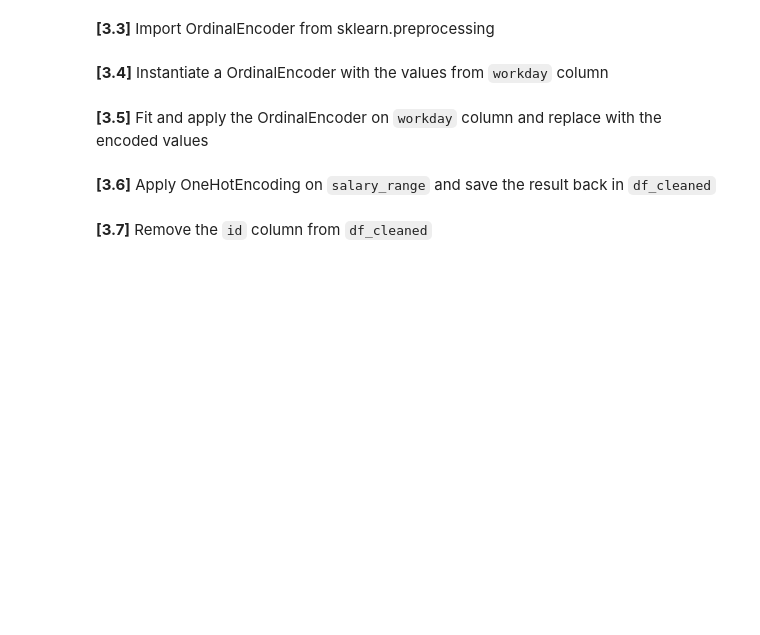
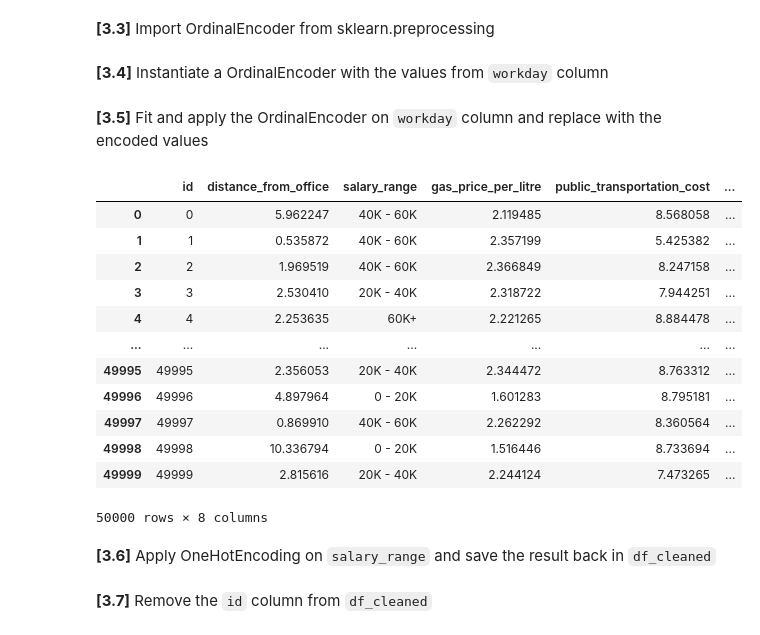
Before and after one commit to ManuSasikanthOruvilakode1/adv_mla_lab_1, a Jupyter notebook: notebooks/1_baseline.ipynb, the cells around one changed output. Cells and saved outputs as stored; diff of their text form; code cells hidden in the pictures; blank space fills up the shorter version.

```diff
--- a/notebooks/1_baseline.ipynb
+++ b/notebooks/1_baseline.ipynb
@@ -65,2 +103,4 @@ The steps are:
+# %%
+df_cleaned=df.copy()
 # %% [markdown]
 **[3.2]** Extract the column `work_home_actual` and save it into variable called `y`
@@ -69,2 +107,4 @@ The steps are:
+# %%
+y=df_cleaned.pop('work_home_actual')
 # %% [markdown]
 **[3.3]** Import OrdinalEncoder from sklearn.preprocessing
@@ -77,2 +115,4 @@ The steps are:
+# %%
+ord_enc = OrdinalEncoder(categories=[['Monday', 'Tuesday', 'Wednesday', 'Thursday', 'Friday']])
 # %% [markdown]
 **[3.5]** Fit and apply the OrdinalEncoder on `workday` column and replace with the encoded values
@@ -81,2 +119,20 @@ The steps are:
+# %%
+df_cleaned['workday'] = ord_enc.fit_transform(df_cleaned[['workday']])
+# %%
+df_cleaned
+# %% [output]
+|  | id | distance_from_office | salary_range | gas_price_per_litre | public_transportation_cost | ... |
+| 0 | 0 | 5.962247 | 40K - 60K | 2.119485 | 8.568058 | ... |
+| 1 | 1 | 0.535872 | 40K - 60K | 2.357199 | 5.425382 | ... |
+| 2 | 2 | 1.969519 | 40K - 60K | 2.366849 | 8.247158 | ... |
+| 3 | 3 | 2.530410 | 20K - 40K | 2.318722 | 7.944251 | ... |
+| 4 | 4 | 2.253635 | 60K+ | 2.221265 | 8.884478 | ... |
+| ... | ... | ... | ... | ... | ... | ... |
+| 49995 | 49995 | 2.356053 | 20K - 40K | 2.344472 | 8.763312 | ... |
+| 49996 | 49996 | 4.897964 | 0 - 20K | 1.601283 | 8.795181 | ... |
+| 49997 | 49997 | 0.869910 | 40K - 60K | 2.262292 | 8.360564 | ... |
+| 49998 | 49998 | 10.336794 | 0 - 20K | 1.516446 | 8.733694 | ... |
+| 49999 | 49999 | 2.815616 | 20K - 40K | 2.244124 | 7.473265 | ... |
+50000 rows × 8 columns
 # %% [markdown]
 **[3.6]** Apply OneHotEncoding on `salary_range` and save the result back in `df_cleaned`
```
Also changed, not shown: parts of 41 cells of this notebook.
